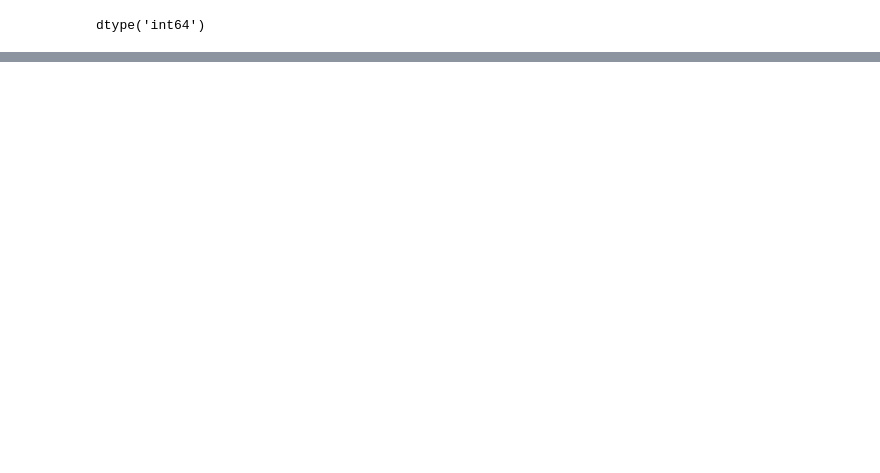
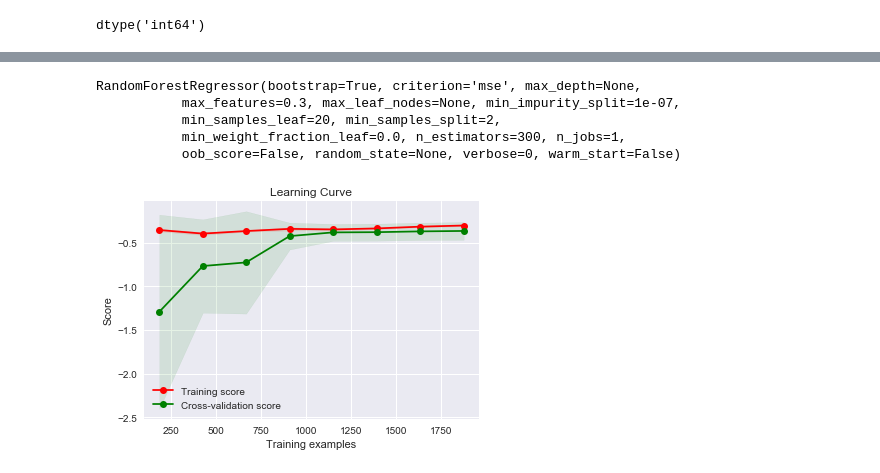
Before and after one commit to Gan-Jiang/KDD-CUP-2017, a Jupyter notebook: model_2_0.ipynb, the cells around one changed output, grey strips where cells are left out. Saved outputs shown, nothing was run; the diff lists cells and outputs as text; code cells hidden in the pictures; blank space fills up the shorter version.

```diff
--- a/model_2_0.ipynb
+++ b/model_2_0.ipynb
@@ -136,0 +201,14 @@ Name: B1_1, dtype: float64
+# %%
+clf = RandomForestRegressor(n_estimators=300, min_samples_leaf = 10, max_features=0.3)
+clf.fit(X_train, y_train1)
+# %% [output]
+RandomForestRegressor(bootstrap=True, criterion='mse', max_depth=None,
+           max_features=0.3, max_leaf_nodes=None, min_impurity_split=1e-07,
+           min_samples_leaf=20, min_samples_split=2,
+           min_weight_fraction_leaf=0.0, n_estimators=300, n_jobs=1,
+           oob_score=False, random_state=None, verbose=0, warm_start=False)
+# %%
+util.plot_learning_curve(clf, X_train, y_train1, cv=10, scoring = loss, ylim=None,
+                        train_sizes=np.linspace(.1, 1.0, 8))
+# %% [output]
+[figure, added]
```
Also changed, not shown: parts of 36 cells of this notebook, 1 other file.
